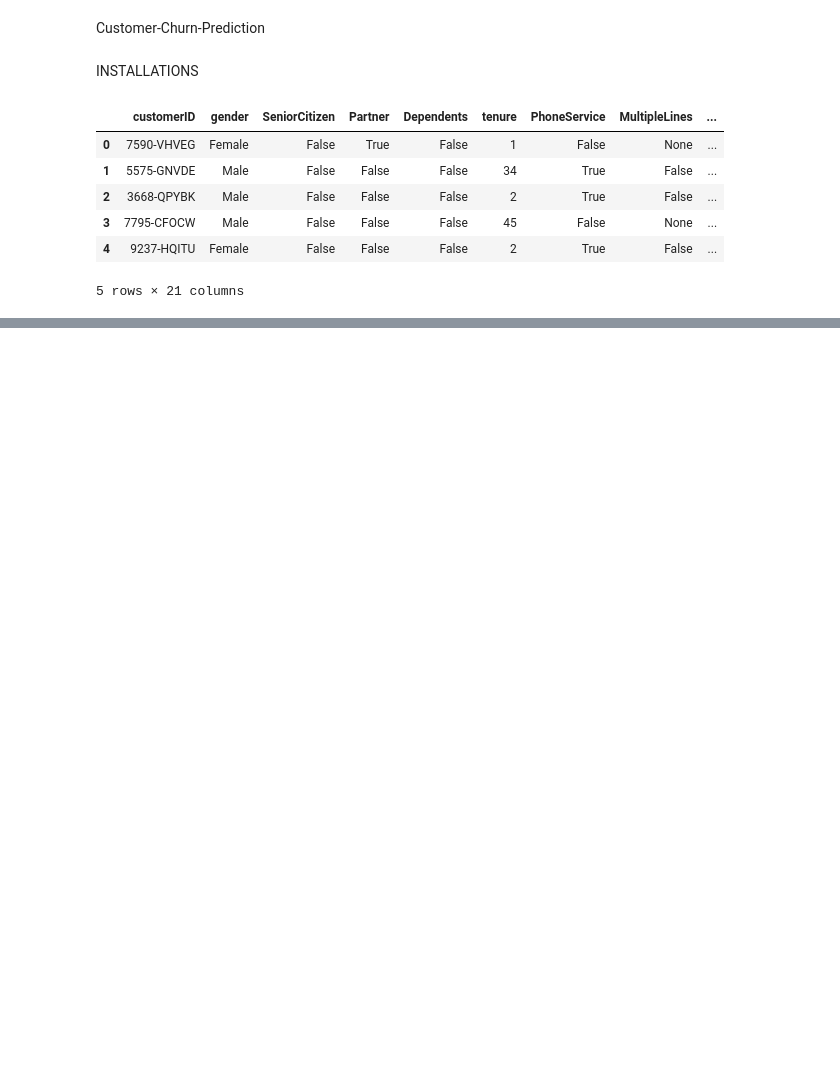
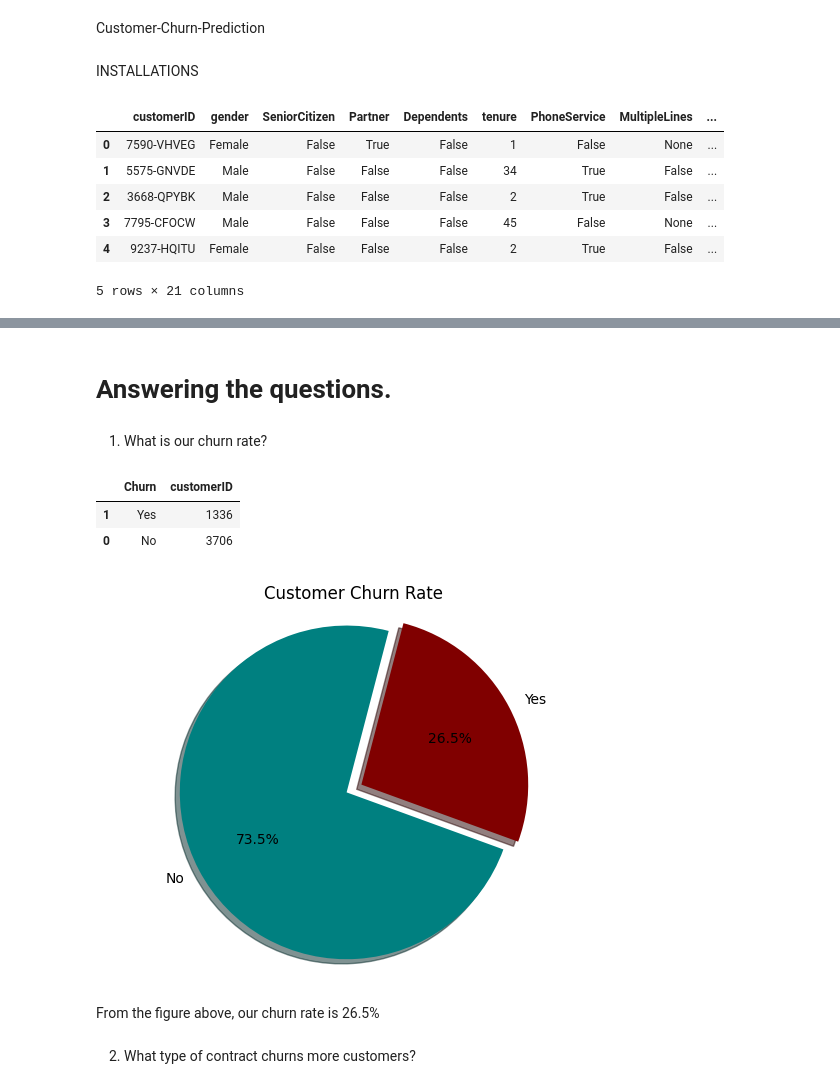
Before and after one commit to CODE-MUCHIRA/Customer-Churn-Prediction, a Jupyter notebook: LP2 notebook.ipynb, the cells around one changed output, grey strips where cells are left out. Cells and saved outputs as stored; diff of their text form; code cells hidden in the pictures; blank space fills up the shorter version.

```diff
--- a/LP2 notebook.ipynb
+++ b/LP2 notebook.ipynb
@@ -43,0 +342,8 @@ lp2_churn.head()
+# %%
+# Standardizing the PaperlessBilling column
+
+# Replace True with 'Yes' and False with 'No'
+concatenated_data['PaperlessBilling'] = concatenated_data['PaperlessBilling'].replace({True: 'Yes', False: 'No'})
+
+# Display the updated DataFrame
+print(concatenated_data['PaperlessBilling'].value_counts())
@@ -43,0 +355,8 @@ lp2_churn.head()
+# %%
+# Standardizing the Churn column
+
+# Replace True with 'Yes' and False with 'No'
+concatenated_data['Churn'] = concatenated_data['Churn'].replace({True: 'Yes', False: 'No'})
+
+# Display the updated DataFrame
+print(concatenated_data['Churn'].value_counts())
@@ -43,0 +437,7 @@ lp2_churn.head()
+# %%
+# Issue 2.
+#concatenated_data = Convert 'TotalCharges' column to float
+concatenated_data['TotalCharges'] = pd.to_numeric(concatenated_data['TotalCharges'], errors='coerce')
+
+# Display the DataFrame after conversion
+concatenated_data
@@ -43,0 +479,26 @@ lp2_churn.head()
+# %% [markdown]
+# Answering the questions.
+# %% [markdown]
+1. What is our churn rate?
+# %%
+churn_rate = concatenated_data.groupby(['Churn'])['customerID'].count().reset_index()
+churn_rate.sort_values(['customerID'], ascending = True, inplace=True)
+churn_rate
+# %% [output]
+|  | Churn | customerID |
+| 1 | Yes | 1336 |
+| 0 | No | 3706 |
+# %%
+churn_rate_graph = churn_rate['customerID']
+mycolors = ['maroon', 'teal']
+myexplode = (0, 0.1)
+plt.pie(churn_rate_graph, labels=churn_rate['Churn'],autopct='%1.1f%%', startangle=-20, shadow=True, colors=mycolors, explode=myexplode)
+plt.title('Customer Churn Rate')
+plt.axis('equal')
+plt.show()
+# %% [output]
+[figure, added]
+# %% [markdown]
+From the figure above, our churn rate is 26.5%
+# %% [markdown]
+ 2. What type of contract churns more customers?
```
Also changed, not shown: parts of 61 cells of this notebook, 1 other file.
